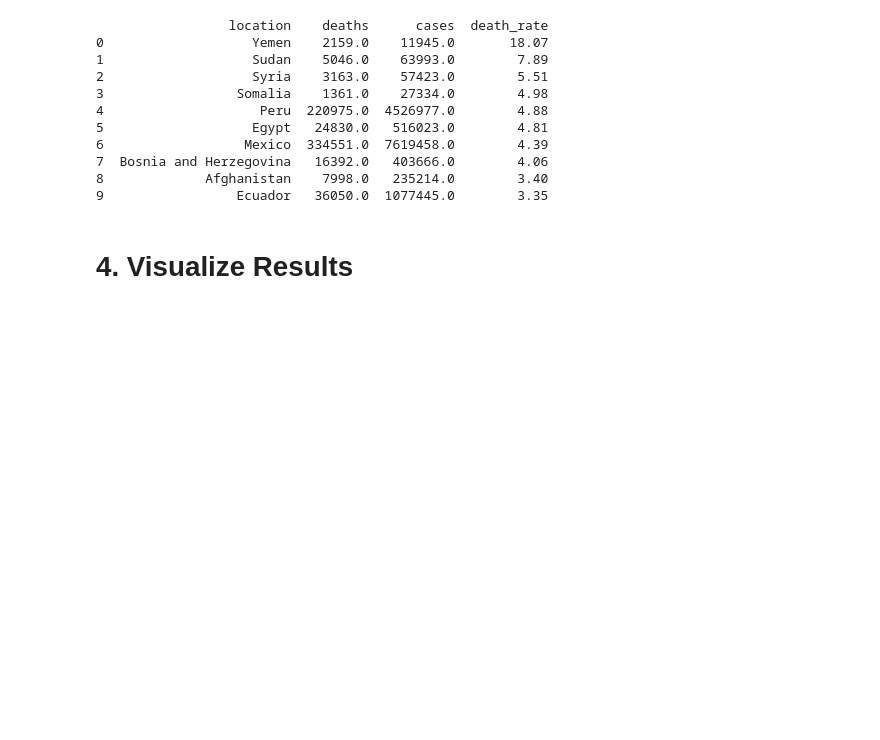
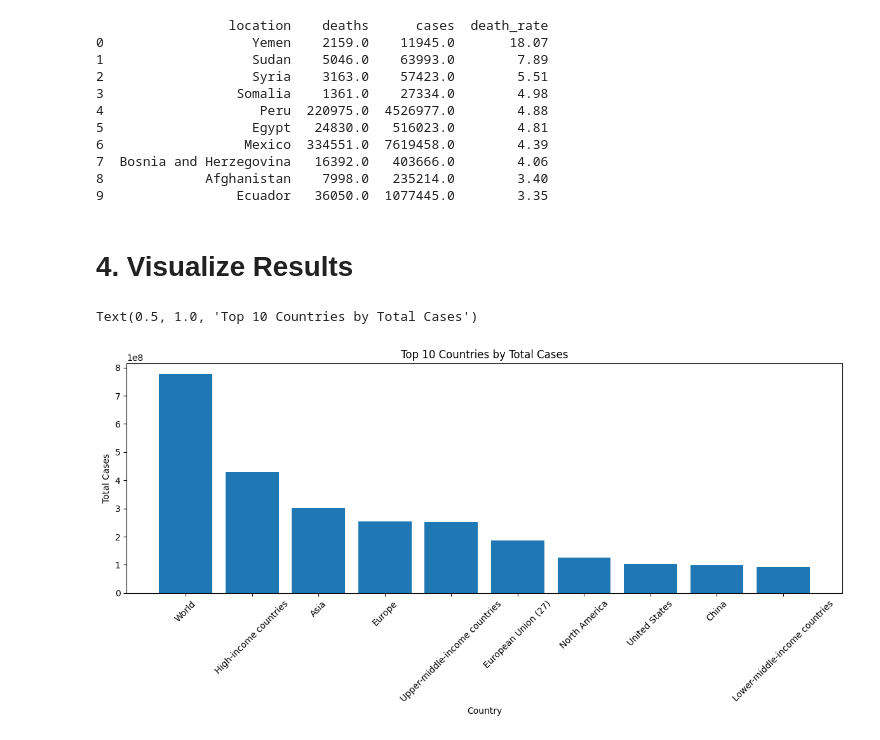
Before and after one commit to PavicicJadranko/COVID-19-Analysis, a Jupyter notebook: COVID_19_Analysis.ipynb, the cells around one changed output. Saved outputs shown, nothing was run; the diff lists cells and outputs as text; code cells hidden in the pictures; blank space fills up the shorter version.

```diff
--- a/COVID_19_Analysis.ipynb
+++ b/COVID_19_Analysis.ipynb
@@ -129,7 +120,12 @@ print(death_rate)
 # %%
 # Plot top countries
 plt.figure(figsize=(12, 6))
 plt.bar(top_countries['location'], top_countries['total_cases'])
 plt.xlabel('Country')
+plt.xticks(rotation=45)
 plt.ylabel('Total Cases')
+plt.tight_layout()
 plt.title('Top 10 Countries by Total Cases')
+# %% [output]
+Text(0.5, 1.0, 'Top 10 Countries by Total Cases')
+[figure, added]
```
Also changed, not shown: parts of 3 cells of this notebook.
